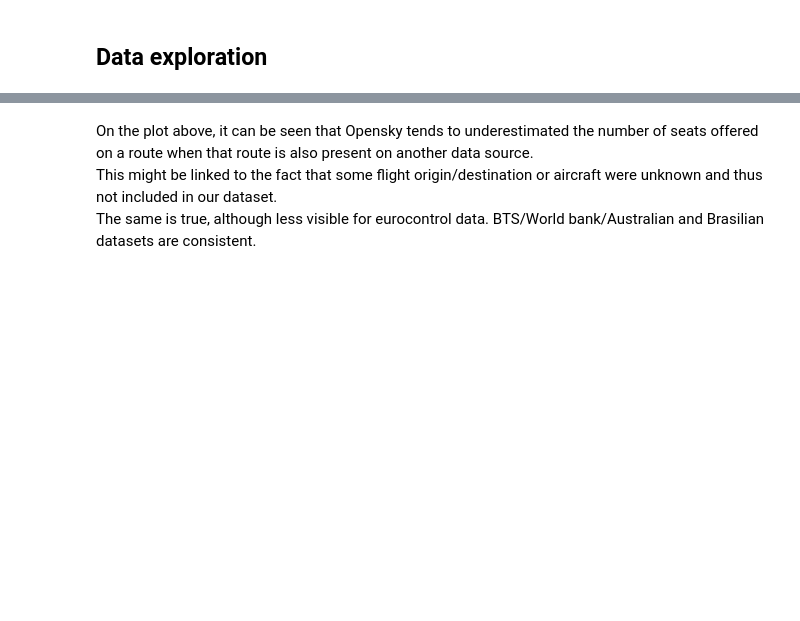
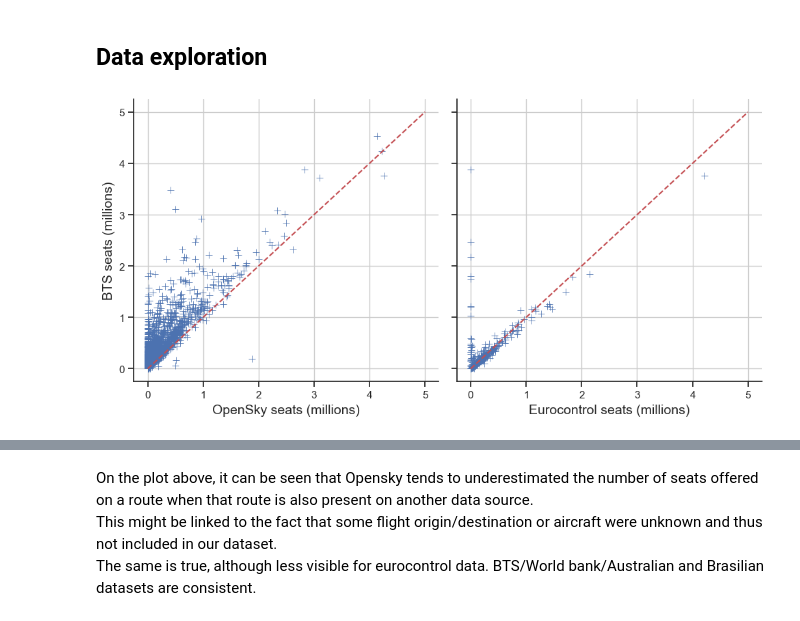
Before and after one commit to AeroMAPS/AeroSCOPE_dataset, a Jupyter notebook: aeroscope/03_routes_schedule/02_routes_estimation.ipynb, the cells around one changed output, grey strips where cells are left out. Drawn from its saved outputs; the diff is of its cells as text; code cells hidden in the pictures; blank space fills up the shorter version.

```diff
--- a/aeroscope/03_routes_schedule/02_routes_estimation.ipynb
+++ b/aeroscope/03_routes_schedule/02_routes_estimation.ipynb
@@ -42,6 +42,40 @@ IFrame(
 routes_df_0 = pd.read_csv(
     "data/routes_processed_26_09.csv", keep_default_na=False, na_values=["", "NaN"]
 )
+# %%
+import seaborn as sns
+import matplotlib.pyplot as plt
+
+
+custom_params = {"axes.spines.right": False, "axes.spines.top": False}
+sns.set_theme(style="ticks", rc=custom_params)
+
+
+fig, axes = plt.subplots(1, 2, figsize=(10, 5), sharey=True)
+
+sns.scatterplot(x=routes_df_0["osky_seats"], y=routes_df_0["BTS_seats"],marker='+',s=50, ax=axes[0])
+axes[0].set_xlabel('OpenSky seats (millions)', fontsize=14)
+axes[0].set_ylabel('BTS seats (millions)', fontsize=14)
+axes[0].grid()
+
+
+sns.scatterplot(x=routes_df_0["ECRL_seats"], y=routes_df_0["BTS_seats"],marker='+',s=50, ax=axes[1])
+axes[1].set_xlabel('Eurocontrol seats (millions)', fontsize=14)
+axes[1].grid()
+
+for ax in axes:
+    ax.plot([0, 5e6], [0, 5e6], 'r--')
+
+for ax in axes:
+    ax.get_xaxis().set_major_formatter(plt.FuncFormatter(lambda x, loc: "{:,}".format(int(x/1e6))))
+    ax.get_yaxis().set_major_formatter(plt.FuncFormatter(lambda y, loc: "{:,}".format(int(y/1e6))))
+
+
+plt.tight_layout()
+
+fig.savefig('radar_quality.pdf')
+# %% [output]
+[figure, added]
 # %%
 # Plotting the pairplots of the major different sources to check data consistency.
 
```
Also changed, not shown: parts of 1 cell of this notebook, 1 other file.
